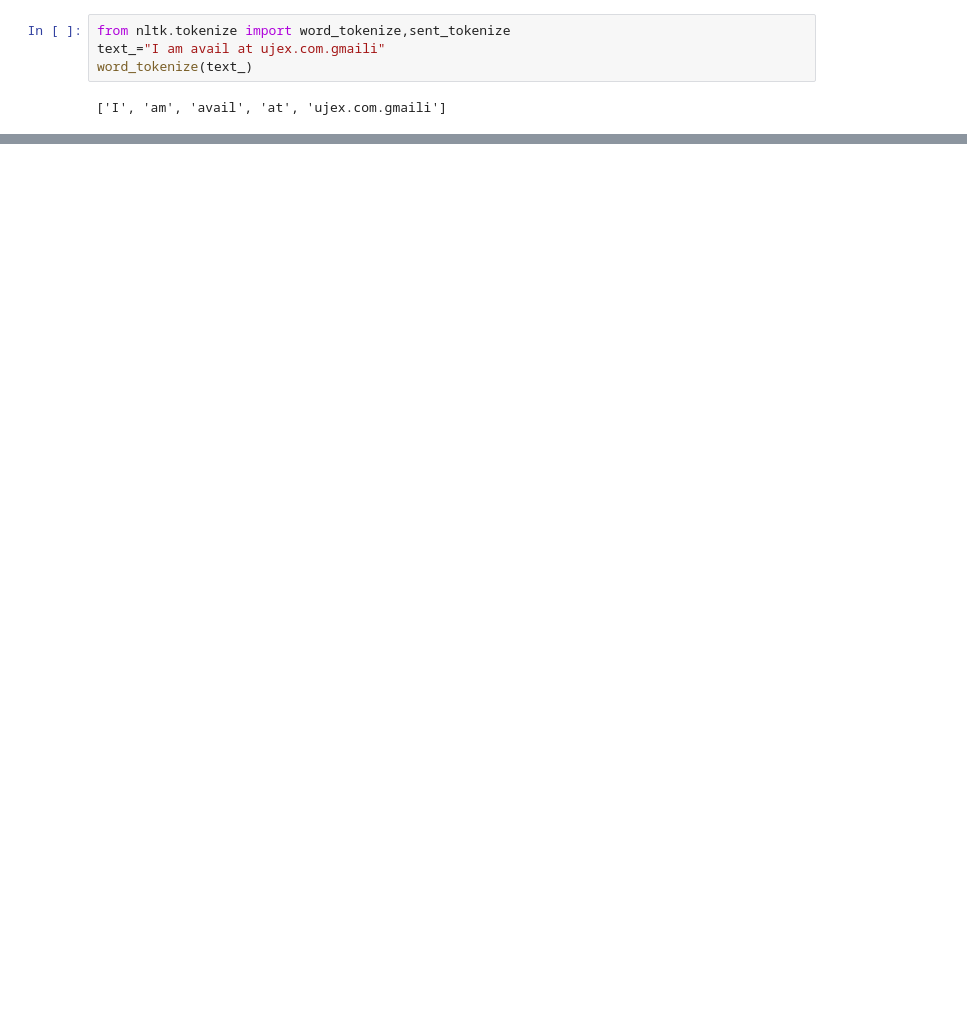
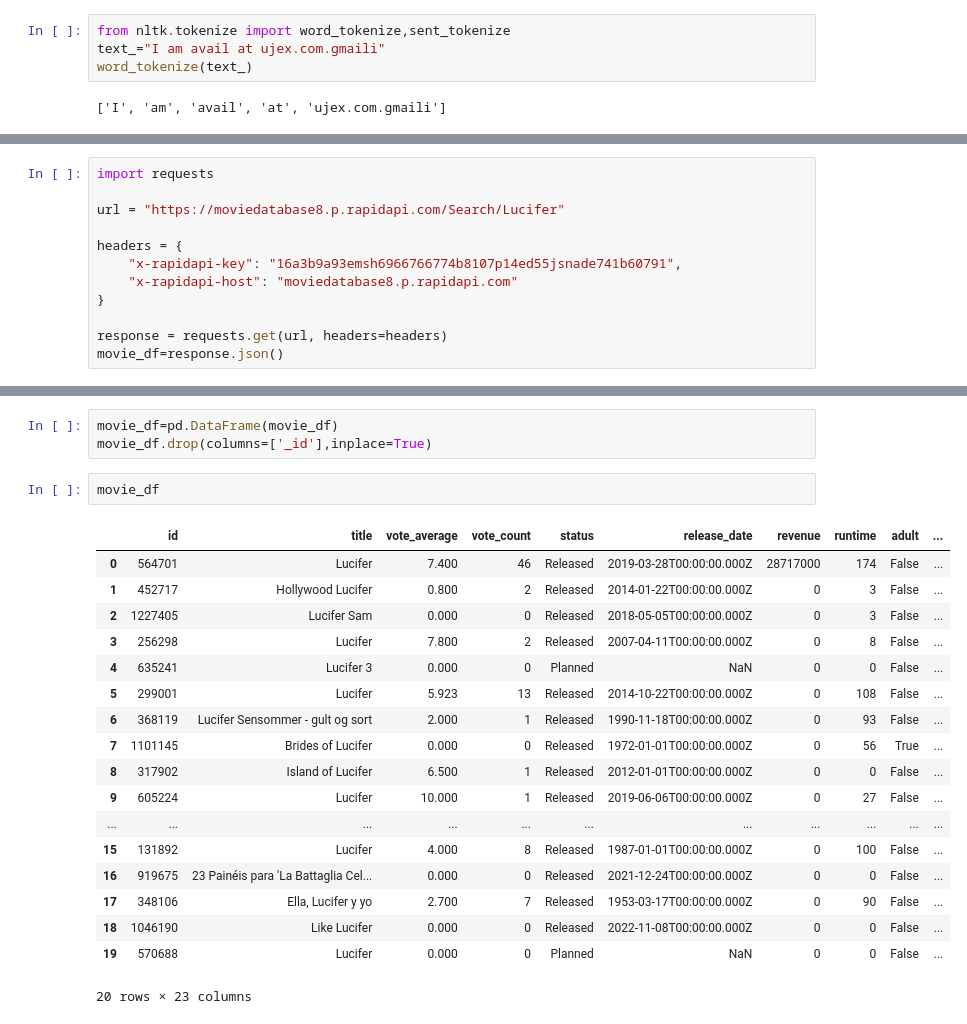
Before and after one commit to ujjwal0414/SmsSpamClassfier, a Jupyter notebook: SpamClassifier.ipynb, the cells around one changed output, grey strips where cells are left out. Saved outputs shown, nothing was run; the diff lists cells and outputs as text; blank space fills up the shorter version.

```diff
--- a/SpamClassifier.ipynb
+++ b/SpamClassifier.ipynb
@@ -337,0 +350,12 @@ def stem_word(sample):
+# %%
+import requests
+
+url = "https://moviedatabase8.p.rapidapi.com/Search/Lucifer"
+
+headers = {
+	"x-rapidapi-key": "16a3b9a93emsh6966766774b8107p14ed55jsnade741b60791",
+	"x-rapidapi-host": "moviedatabase8.p.rapidapi.com"
+}
+
+response = requests.get(url, headers=headers)
+movie_df=response.json()
@@ -337,0 +385,24 @@ def stem_word(sample):
+# %%
+movie_df=pd.DataFrame(movie_df)
+movie_df.drop(columns=['_id'],inplace=True)
+# %%
+movie_df
+# %% [output]
+|  | id | title | vote_average | vote_count | status | release_date | revenue | runtime | adult | ... |
+| 0 | 564701 | Lucifer | 7.400 | 46 | Released | 2019-03-28T00:00:00.000Z | 28717000 | 174 | False | ... |
+| 1 | 452717 | Hollywood Lucifer | 0.800 | 2 | Released | 2014-01-22T00:00:00.000Z | 0 | 3 | False | ... |
+| 2 | 1227405 | Lucifer Sam | 0.000 | 0 | Released | 2018-05-05T00:00:00.000Z | 0 | 3 | False | ... |
+| 3 | 256298 | Lucifer | 7.800 | 2 | Released | 2007-04-11T00:00:00.000Z | 0 | 8 | False | ... |
+| 4 | 635241 | Lucifer 3 | 0.000 | 0 | Planned | NaN | 0 | 0 | False | ... |
+| 5 | 299001 | Lucifer | 5.923 | 13 | Released | 2014-10-22T00:00:00.000Z | 0 | 108 | False | ... |
+| 6 | 368119 | Lucifer Sensommer - gult og sort | 2.000 | 1 | Released | 1990-11-18T00:00:00.000Z | 0 | 93 | False | ... |
+| 7 | 1101145 | Brides of Lucifer | 0.000 | 0 | Released | 1972-01-01T00:00:00.000Z | 0 | 56 | True | ... |
+| 8 | 317902 | Island of Lucifer | 6.500 | 1 | Released | 2012-01-01T00:00:00.000Z | 0 | 0 | False | ... |
+| 9 | 605224 | Lucifer | 10.000 | 1 | Released | 2019-06-06T00:00:00.000Z | 0 | 27 | False | ... |
+| ... | ... | ... | ... | ... | ... | ... | ... | ... | ... | ... |
+| 15 | 131892 | Lucifer | 4.000 | 8 | Released | 1987-01-01T00:00:00.000Z | 0 | 100 | False | ... |
+| 16 | 919675 | 23 Painéis para 'La Battaglia Cel... | 0.000 | 0 | Released | 2021-12-24T00:00:00.000Z | 0 | 0 | False | ... |
+| 17 | 348106 | Ella, Lucifer y yo | 2.700 | 7 | Released | 1953-03-17T00:00:00.000Z | 0 | 90 | False | ... |
+| 18 | 1046190 | Like Lucifer | 0.000 | 0 | Released | 2022-11-08T00:00:00.000Z | 0 | 0 | False | ... |
+| 19 | 570688 | Lucifer | 0.000 | 0 | Planned | NaN | 0 | 0 | False | ... |
+20 rows × 23 columns
```
Also changed, not shown: parts of 11 cells of this notebook.
